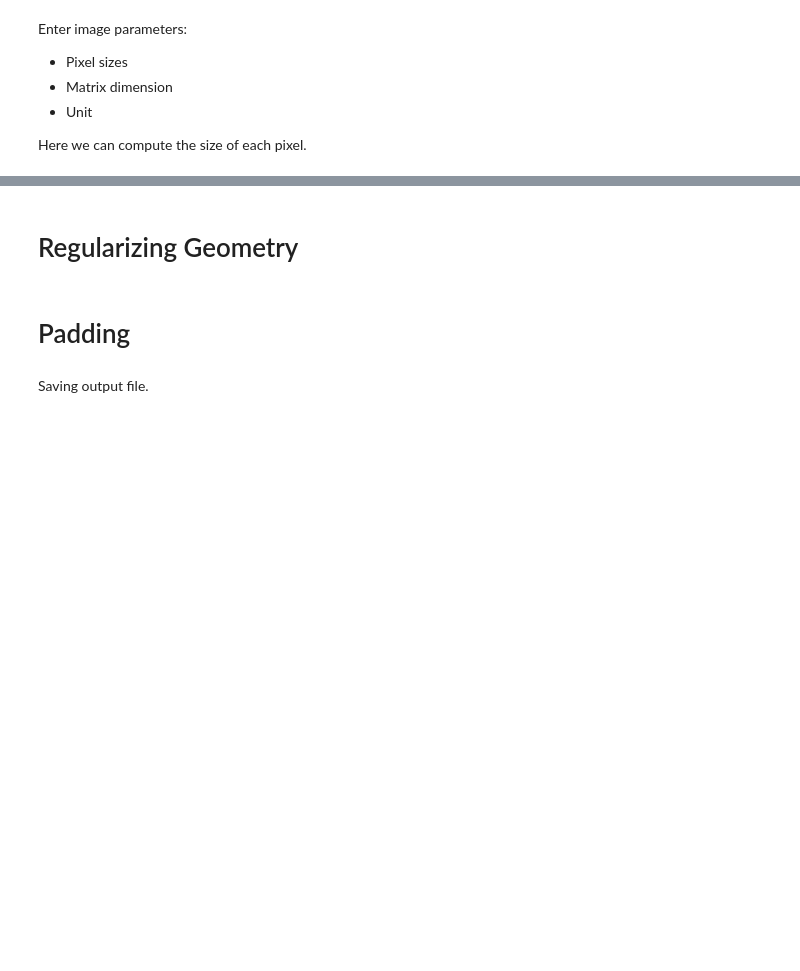
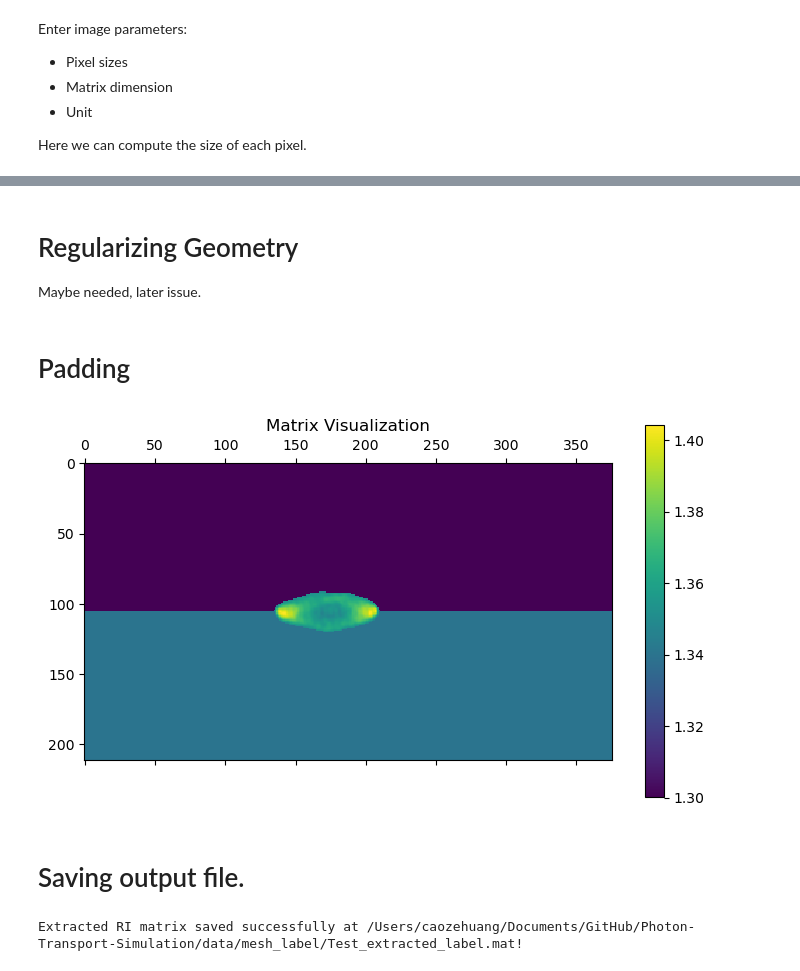
Before and after one commit to Cow415/Photon-Transport-Simulation, a Jupyter notebook: scripts/data processing/mesh_labels.ipynb, the cells around one changed output, grey strips where cells are left out. Cells and saved outputs as stored; diff of their text form; code cells hidden in the pictures; blank space fills up the shorter version.

```diff
--- a/scripts/data processing/mesh_labels.ipynb
+++ b/scripts/data processing/mesh_labels.ipynb
@@ -64,5 +64,15 @@ Here we can compute the size of each pixel.
 width = 35.7014
 depth = 212
 unit = 'um' # unit of measurement
-dimensions = [376, 212] # of (x,y) in pixels,
-pixel_size = 0  # size of one pixel in um
+pix_num = [376, 212] # of (x,y) in pixels
+pix_size = [width/pix_num[0], depth/pix_num[1]]  # (x, y) size of one pixel in um
+
+# Define the gel space:
+cutoff = depth/2    # Default, can change w/ samples, measure your pixel line in fiji
+
+# Check if all is good:
+print("The image specifcations to deal with are: \n")
+print(f"The length of the image is {width} {unit}, divided over {pix_num[0]} pixels. \n")
+print(f"The depth of the image is {depth} {unit}, divided over {pix_num[1]} pixels. \n")
+print(f"The pixel diemnsions are {pix_size[0]} {unit} wide, {pix_size[0]} {unit} tall. \n")
+print("If this is off, gotta recheck lmao.")
@@ -69,2 +89,3 @@ pixel_size = 0  # size of one pixel in um
 # %% [markdown]
 # Regularizing Geometry
+Maybe needed, later issue.
@@ -77,30 +114,32 @@ pixel_size = 0  # size of one pixel in um
 air = 1.3
 gel = 1.34
 
-# Define gel air cut-off
-cutoff = 0              # Defined Later
+# Helper
+def pad(arr, air, gel, cutoff, depth):
 
-# Helper
-def pad(input, air, gel, cutoff, depth):
-    for i in cutoff:
-        for j in input[i]:
-            if input[i,j] == 0:
-                input[i,j] = air
-    gel_height = depth - cutoff
-    for k in gel_height:
-        for l in input[k + cutoff]:
-            if input[k, l] == 0:
-                input[k, l] = gel
-    return input
+    # Above cutoff
+    rows_air = arr[:cutoff, :]
+    rows_air[rows_air == 0] = air
+    arr[:cutoff, :] = rows_air
+
+    # Below cutoff
+    rows_gel = arr[cutoff:depth, :]
+    rows_gel[rows_gel == 0] = gel
+    arr[cutoff:depth, :] = rows_gel
+
+    return arr
 # %%
-out_label = pad(extract, air, gel, cutoff, depth)
+out_label = pad(extract, air, gel, int(cutoff), depth)
+
 # Verify
 plt.matshow(extract)
 plt.colorbar() # Creates a colorbar for the plot
 plt.title("Matrix Visualization")
 plt.show()
+# %% [output]
+[figure, added]
 # %% [markdown]
-Saving output file.
+# Saving output file.
 # %%
 # Save the extracted geometry as a .mat file:
 # Export address and name:
@@ -114,3 +153,5 @@ try:
 except Exception as e:
     print(f"Error saving extracted RI matrix: {e}")
     raise
+# %% [output]
+Extracted RI matrix saved successfully at /Users/caozehuang/Documents/GitHub/Photon-Transport-Simulation/data/mesh_label/Test_extracted_label.mat!
```
Also changed, not shown: parts of 2 cells of this notebook, 3 other files.
